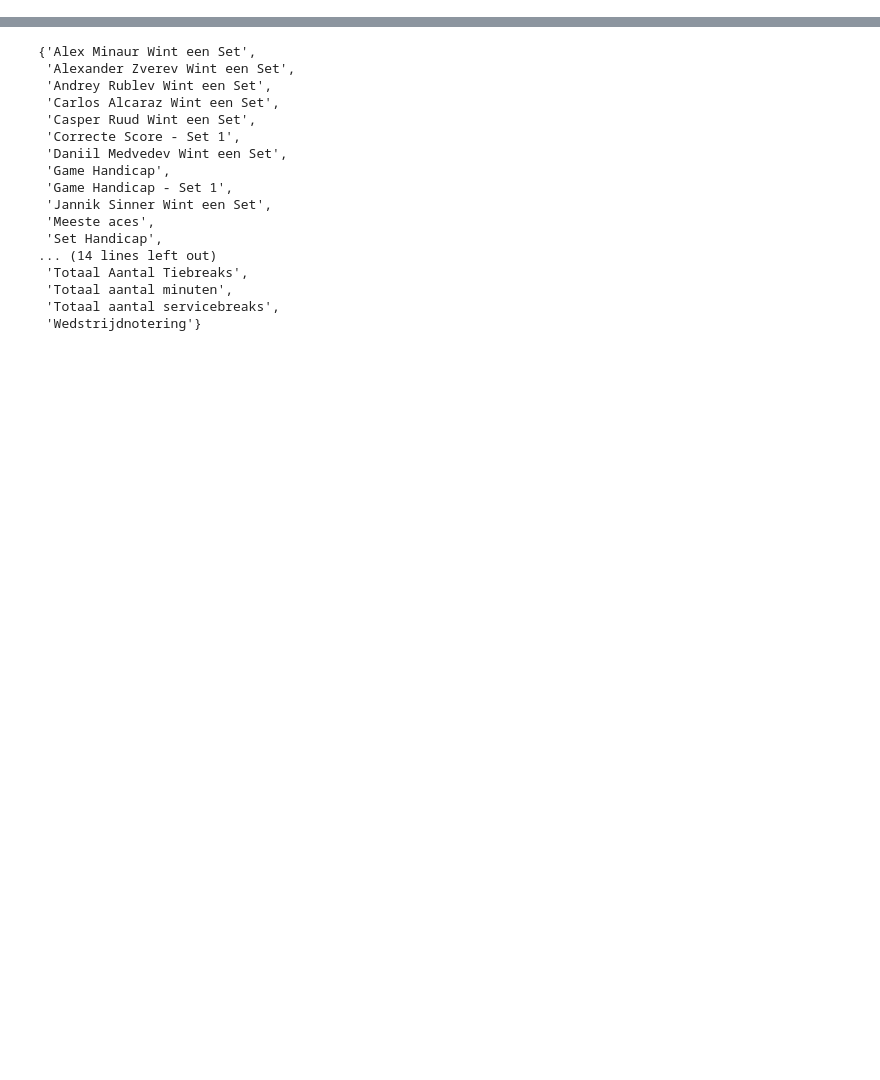
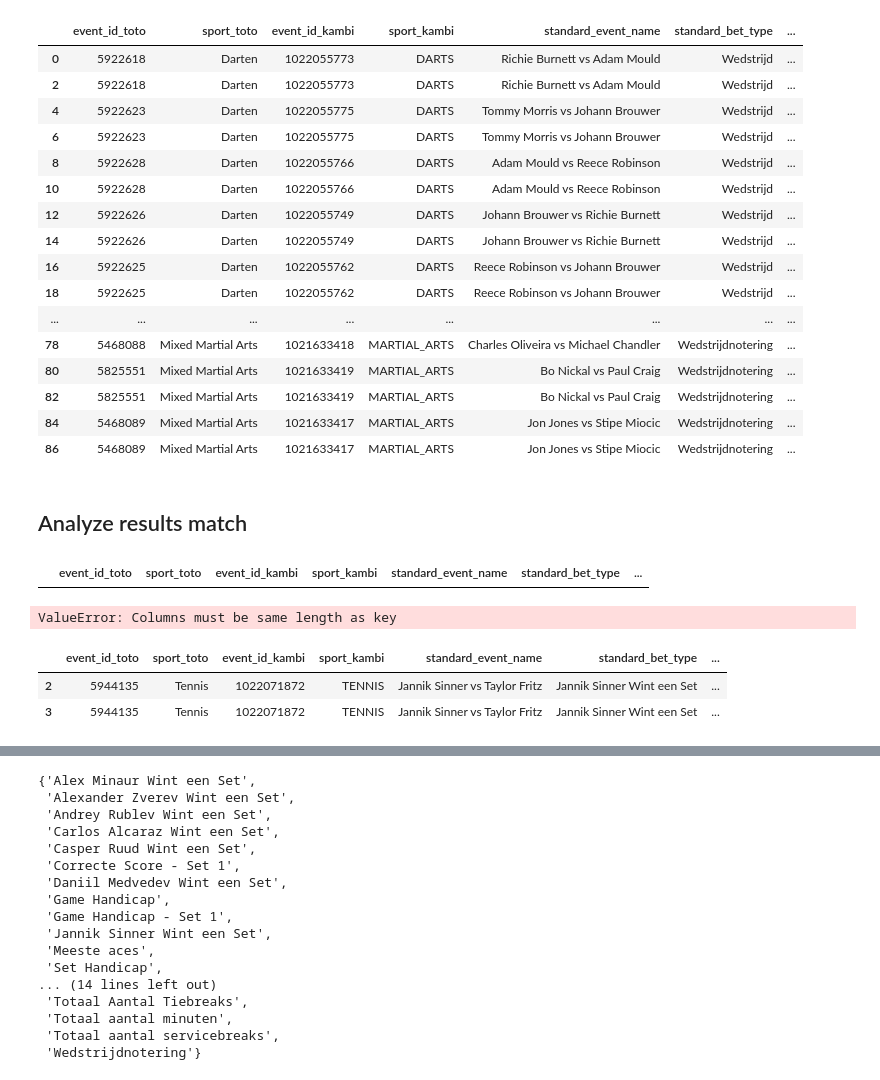
Before and after one commit to carpedimi/ArbitrageBets_sms, a Jupyter notebook: ArbSignal.ipynb, the cells around one changed output, grey strips where cells are left out. Drawn from its saved outputs; the diff is of its cells as text; code cells hidden in the pictures; blank space fills up the shorter version.

```diff
--- a/ArbSignal.ipynb
+++ b/ArbSignal.ipynb
@@ -5,0 +180,60 @@ kambi = pd.read_csv('Data/scrapers/unibet/unibet_allSports_odds.csv', index_col=
+# %%
+merged_data
+# %% [output]
+|  | event_id_toto | sport_toto | event_id_kambi | sport_kambi | standard_event_name | standard_bet_type | ... |
+| 0 | 5922618 | Darten | 1022055773 | DARTS | Richie Burnett vs Adam Mould | Wedstrijd | ... |
+| 2 | 5922618 | Darten | 1022055773 | DARTS | Richie Burnett vs Adam Mould | Wedstrijd | ... |
+| 4 | 5922623 | Darten | 1022055775 | DARTS | Tommy Morris vs Johann Brouwer | Wedstrijd | ... |
+| 6 | 5922623 | Darten | 1022055775 | DARTS | Tommy Morris vs Johann Brouwer | Wedstrijd | ... |
+| 8 | 5922628 | Darten | 1022055766 | DARTS | Adam Mould vs Reece Robinson | Wedstrijd | ... |
+| 10 | 5922628 | Darten | 1022055766 | DARTS | Adam Mould vs Reece Robinson | Wedstrijd | ... |
+| 12 | 5922626 | Darten | 1022055749 | DARTS | Johann Brouwer vs Richie Burnett | Wedstrijd | ... |
+| 14 | 5922626 | Darten | 1022055749 | DARTS | Johann Brouwer vs Richie Burnett | Wedstrijd | ... |
+| 16 | 5922625 | Darten | 1022055762 | DARTS | Reece Robinson vs Johann Brouwer | Wedstrijd | ... |
+| 18 | 5922625 | Darten | 1022055762 | DARTS | Reece Robinson vs Johann Brouwer | Wedstrijd | ... |
+| ... | ... | ... | ... | ... | ... | ... | ... |
+| 78 | 5468088 | Mixed Martial Arts | 1021633418 | MARTIAL_ARTS | Charles Oliveira vs Michael Chandler | Wedstrijdnotering | ... |
+| 80 | 5825551 | Mixed Martial Arts | 1021633419 | MARTIAL_ARTS | Bo Nickal vs Paul Craig | Wedstrijdnotering | ... |
+| 82 | 5825551 | Mixed Martial Arts | 1021633419 | MARTIAL_ARTS | Bo Nickal vs Paul Craig | Wedstrijdnotering | ... |
+| 84 | 5468089 | Mixed Martial Arts | 1021633417 | MARTIAL_ARTS | Jon Jones vs Stipe Miocic | Wedstrijdnotering | ... |
+| 86 | 5468089 | Mixed Martial Arts | 1021633417 | MARTIAL_ARTS | Jon Jones vs Stipe Miocic | Wedstrijdnotering | ... |
+# %% [markdown]
+## Analyze results match
+# %%
+# Calculate the absolute difference between 'odds' and 'Odds (Decimal)'
+merged_data['difference'] = abs(merged_data['odds'] - merged_data['Odds (Decimal)'])
+
+# Only keep records where there are 2 outcomes
+merged_data = merged_data.groupby(
+    ['event_id_toto', 'sport_toto', 'event_id_kambi', 'sport_kambi', 'standard_event_name', 'standard_bet_type']
+).filter(lambda x: len(x) == 2)
+
+# Sort by the difference in descending order
+top_differences = merged_data.sort_values(by='difference', ascending=False)
+
+# Get the top records with the biggest differences
+top_records = top_differences.head(20)
+
+top_records
+# %% [output]
+|  | event_id_toto | sport_toto | event_id_kambi | sport_kambi | standard_event_name | standard_bet_type | ... |
+# %%
+# Split 'standard_event_name' into two parts
+split_names = merged_data['standard_event_name'].str.split(' vs ', expand=True)
+
+# Recode 'standard_outcome'
+merged_data['standard_outcome'] = merged_data.apply(
+    lambda row: '1' if row['standard_outcome'] == split_names.loc[row.name, 0]
+                else ('2' if row['standard_outcome'] == split_names.loc[row.name, 1] else row['standard_outcome']),
+    axis=1
+)
+
+merged_data['standard_outcome'] = merged_data['standard_outcome'].astype(str)
+# %% [output]
+ValueError: Columns must be same length as key
+# %%
+merged_data[merged_data['standard_bet_type'] == 'Jannik Sinner Wint een Set']
+# %% [output]
+|  | event_id_toto | sport_toto | event_id_kambi | sport_kambi | standard_event_name | standard_bet_type | ... |
+| 2 | 5944135 | Tennis | 1022071872 | TENNIS | Jannik Sinner vs Taylor Fritz | Jannik Sinner Wint een Set | ... |
+| 3 | 5944135 | Tennis | 1022071872 | TENNIS | Jannik Sinner vs Taylor Fritz | Jannik Sinner Wint een Set | ... |
```
Also changed, not shown: parts of 22 cells of this notebook, 13 other files.
